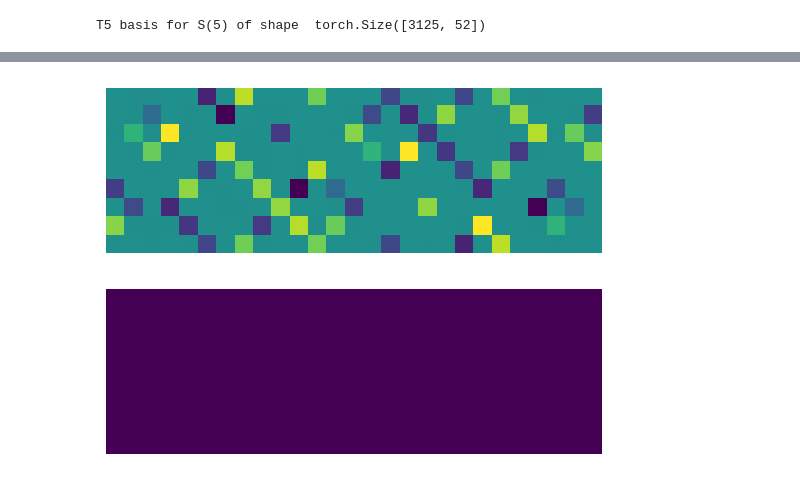
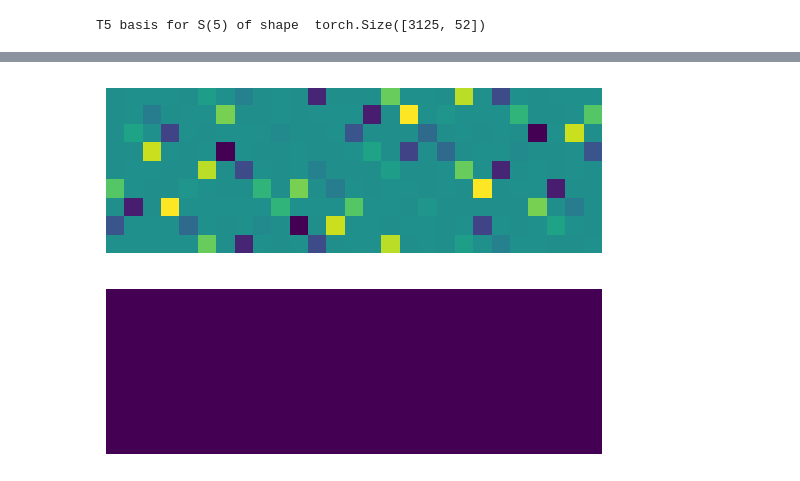
Before and after one commit to rytse/torchemlp, a Jupyter notebook: examples/custom_group.ipynb, the cells around one changed output, grey strips where cells are left out. Cells and saved outputs as stored; diff of their text form; code cells hidden in the pictures.

```diff
--- a/examples/custom_group.ipynb
+++ b/examples/custom_group.ipynb
@@ -59,9 +59,9 @@ class SO(Group):  #
 
         super().__init__(n)
 # %%
-vis(V(SO(3)) ** 3, V(SO(3)) ** 2, cluster=False)
+vis(V(SO(3)) ** 3, V(SO(3)) ** 2)
 # %% [output]
-[figure, old version]
+[figure, new version]
 # %%
 class O(SO):  #
     def __init__(self, n):
```
Also changed, not shown: parts of 4 cells of this notebook, 9 other files.
